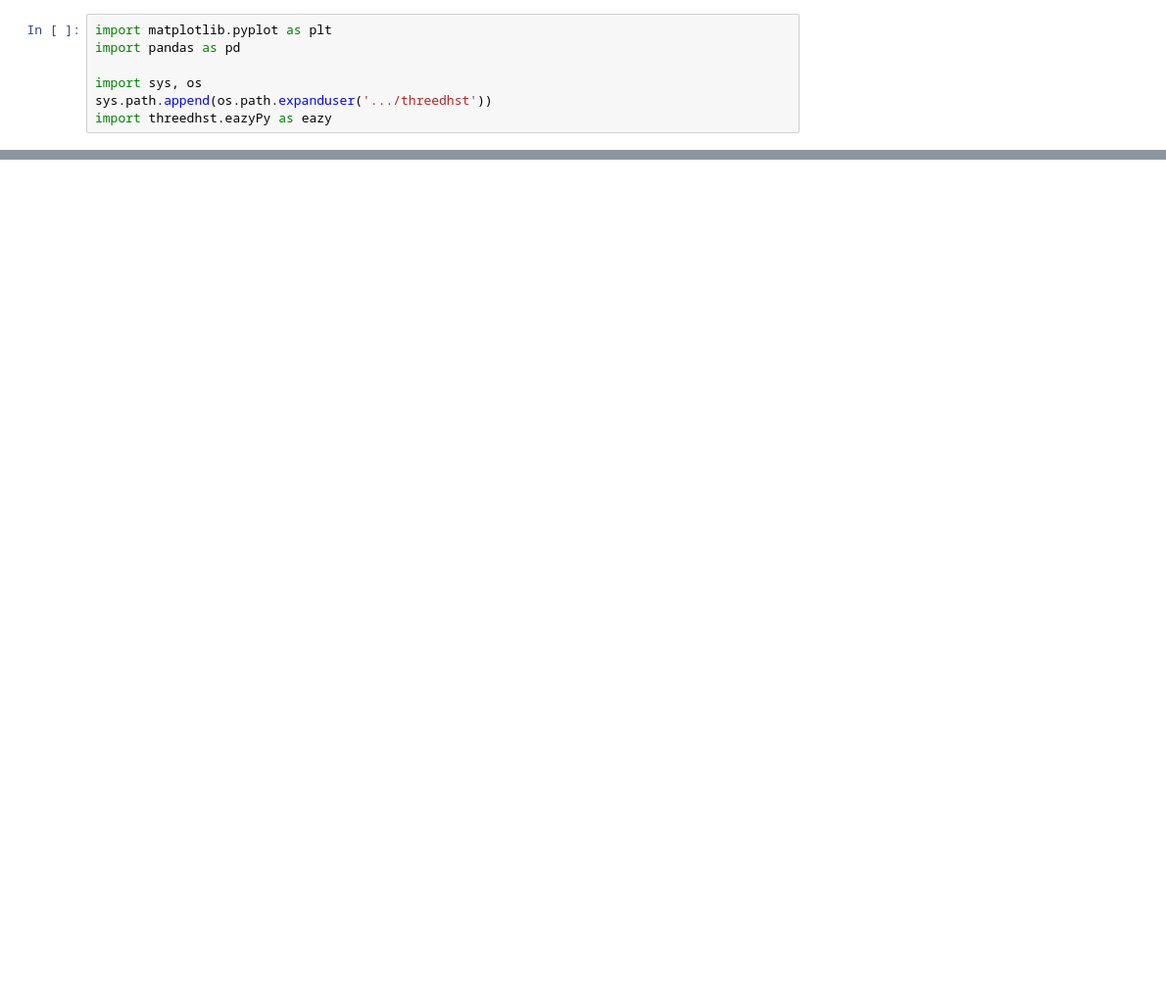
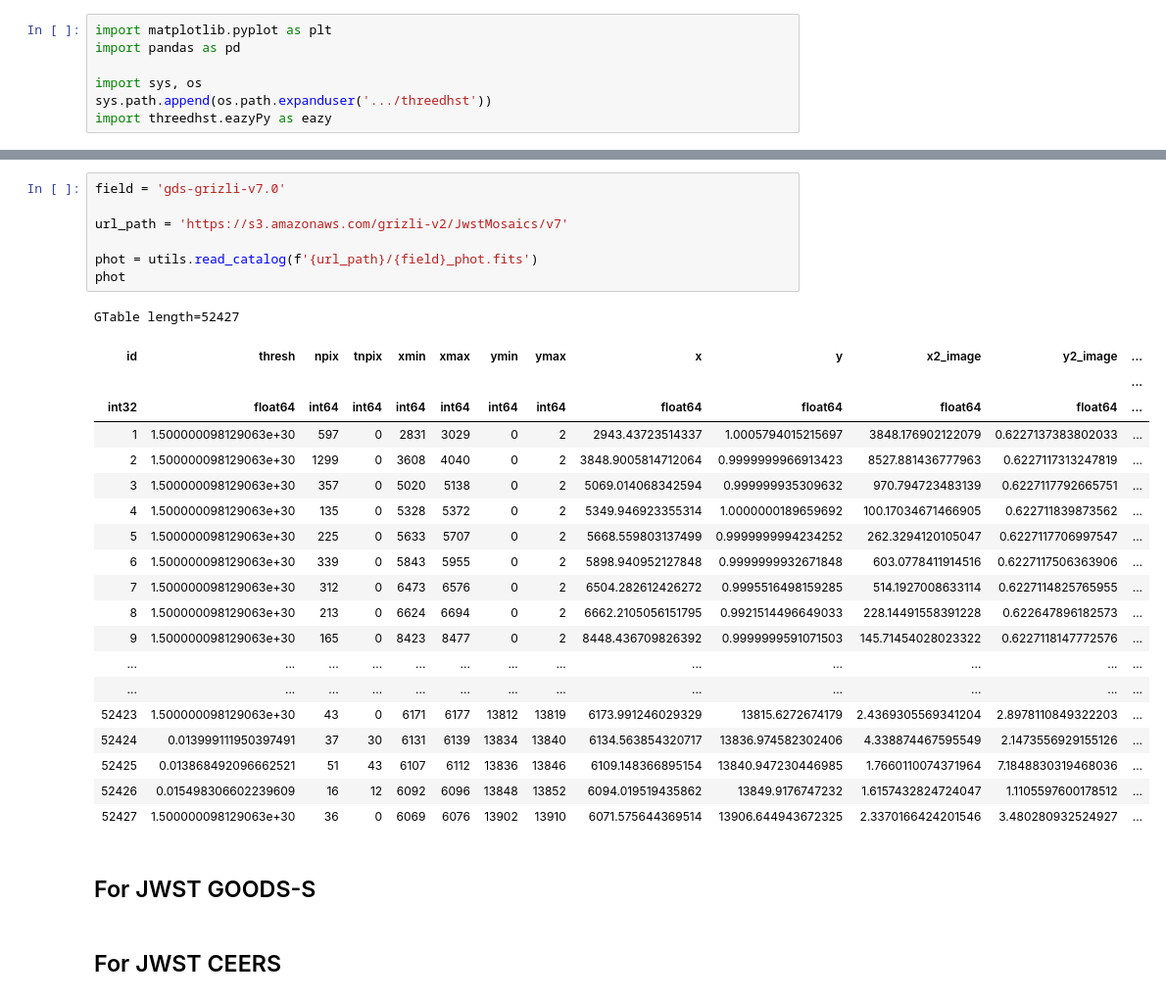
Before and after one commit to sfremy/my-eazy-jwst, a Jupyter notebook: scripts/z_visualization.ipynb, the cells around one changed output, grey strips where cells are left out. Shown at 98% size. Cells and saved outputs as stored; diff of their text form; blank space fills up the shorter version.

```diff
--- a/scripts/z_visualization.ipynb
+++ b/scripts/z_visualization.ipynb
@@ -43,0 +113,32 @@ NameError: name 'x' is not defined
+# %%
+field = 'gds-grizli-v7.0'
+
+url_path = 'https://s3.amazonaws.com/grizli-v2/JwstMosaics/v7'
+
+phot = utils.read_catalog(f'{url_path}/{field}_phot.fits')
+phot
+# %% [output]
+GTable length=52427
+| id | thresh | npix | tnpix | xmin | xmax | ymin | ymax | x | y | x2_image | y2_image | ... |
+|  |  |  |  |  |  |  |  |  |  |  |  | ... |
+| int32 | float64 | int64 | int64 | int64 | int64 | int64 | int64 | float64 | float64 | float64 | float64 | ... |
+| 1 | 1.500000098129063e+30 | 597 | 0 | 2831 | 3029 | 0 | 2 | 2943.43723514337 | 1.0005794015215697 | 3848.176902122079 | 0.6227137383802033 | ... |
+| 2 | 1.500000098129063e+30 | 1299 | 0 | 3608 | 4040 | 0 | 2 | 3848.9005814712064 | 0.9999999966913423 | 8527.881436777963 | 0.6227117313247819 | ... |
+| 3 | 1.500000098129063e+30 | 357 | 0 | 5020 | 5138 | 0 | 2 | 5069.014068342594 | 0.999999935309632 | 970.794723483139 | 0.6227117792665751 | ... |
+| 4 | 1.500000098129063e+30 | 135 | 0 | 5328 | 5372 | 0 | 2 | 5349.946923355314 | 1.0000000189659692 | 100.17034671466905 | 0.622711839873562 | ... |
+| 5 | 1.500000098129063e+30 | 225 | 0 | 5633 | 5707 | 0 | 2 | 5668.559803137499 | 0.9999999994234252 | 262.3294120105047 | 0.6227117706997547 | ... |
+| 6 | 1.500000098129063e+30 | 339 | 0 | 5843 | 5955 | 0 | 2 | 5898.940952127848 | 0.9999999932671848 | 603.0778411914516 | 0.6227117506363906 | ... |
+| 7 | 1.500000098129063e+30 | 312 | 0 | 6473 | 6576 | 0 | 2 | 6504.282612426272 | 0.9995516498159285 | 514.1927008633114 | 0.6227114825765955 | ... |
+| 8 | 1.500000098129063e+30 | 213 | 0 | 6624 | 6694 | 0 | 2 | 6662.2105056151795 | 0.9921514496649033 | 228.14491558391228 | 0.622647896182573 | ... |
+| 9 | 1.500000098129063e+30 | 165 | 0 | 8423 | 8477 | 0 | 2 | 8448.436709826392 | 0.9999999591071503 | 145.71454028023322 | 0.6227118147772576 | ... |
+| ... | ... | ... | ... | ... | ... | ... | ... | ... | ... | ... | ... | ... |
+| ... | ... | ... | ... | ... | ... | ... | ... | ... | ... | ... | ... | ... |
+| 52423 | 1.500000098129063e+30 | 43 | 0 | 6171 | 6177 | 13812 | 13819 | 6173.991246029329 | 13815.6272674179 | 2.4369305569341204 | 2.8978110849322203 | ... |
+| 52424 | 0.013999111950397491 | 37 | 30 | 6131 | 6139 | 13834 | 13840 | 6134.563854320717 | 13836.974582302406 | 4.338874467595549 | 2.1473556929155126 | ... |
+| 52425 | 0.013868492096662521 | 51 | 43 | 6107 | 6112 | 13836 | 13846 | 6109.148366895154 | 13840.947230446985 | 1.7660110074371964 | 7.1848830319468036 | ... |
+| 52426 | 0.015498306602239609 | 16 | 12 | 6092 | 6096 | 13848 | 13852 | 6094.019519435862 | 13849.9176747232 | 1.6157432824724047 | 1.1105597600178512 | ... |
+| 52427 | 1.500000098129063e+30 | 36 | 0 | 6069 | 6076 | 13902 | 13910 | 6071.575644369514 | 13906.644943672325 | 2.3370166424201546 | 3.480280932524927 | ... |
+# %% [markdown]
+## For JWST GOODS-S
+# %% [markdown]
+## For JWST CEERS
```
Also changed, not shown: parts of 6 cells of this notebook, 10 other files.
